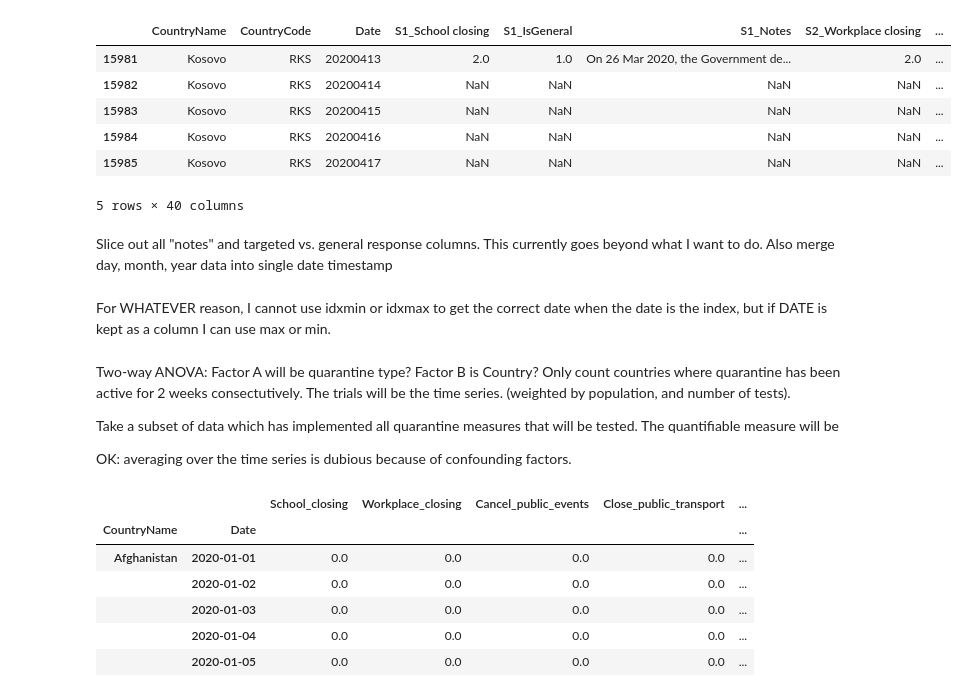
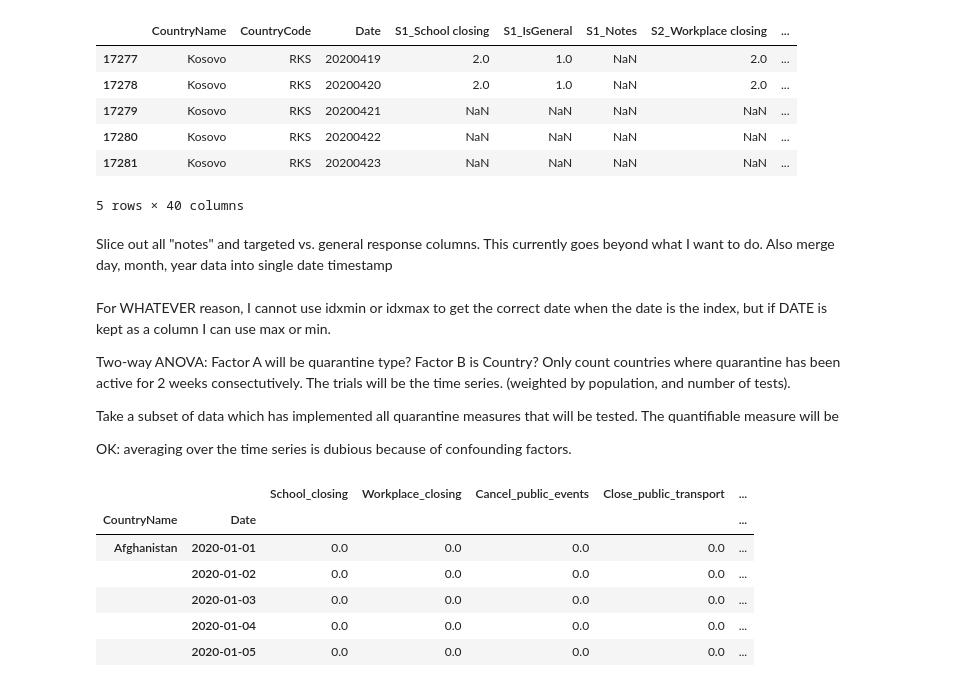
Before and after one commit to mgudorf/datsci, a Jupyter notebook: capstone2/COVID.ipynb, the cells around one changed output. Drawn from its saved outputs; the diff is of its cells as text; code cells hidden in the pictures.

```diff
--- a/capstone2/COVID.ipynb
+++ b/capstone2/COVID.ipynb
@@ -19,13 +64,13 @@ Import the .csv file that contains information on government responses and actio
 # %%
-response_df = pd.read_csv('./OxCGRT_Download_180420_014315_Full.csv')
+response_df = pd.read_csv('./OxCGRT_Download_250420_012832_Full.csv')
 response_df.tail()
 # %% [output]
 |  | CountryName | CountryCode | Date | S1_School closing | S1_IsGeneral | S1_Notes | S2_Workplace closing | ... |
-| 15981 | Kosovo | RKS | 20200413 | 2.0 | 1.0 | On 26 Mar 2020, the Government de... | 2.0 | ... |
-| 15982 | Kosovo | RKS | 20200414 | NaN | NaN | NaN | NaN | ... |
-| 15983 | Kosovo | RKS | 20200415 | NaN | NaN | NaN | NaN | ... |
-| 15984 | Kosovo | RKS | 20200416 | NaN | NaN | NaN | NaN | ... |
-| 15985 | Kosovo | RKS | 20200417 | NaN | NaN | NaN | NaN | ... |
+| 17277 | Kosovo | RKS | 20200419 | 2.0 | 1.0 | NaN | 2.0 | ... |
+| 17278 | Kosovo | RKS | 20200420 | 2.0 | 1.0 | NaN | 2.0 | ... |
+| 17279 | Kosovo | RKS | 20200421 | NaN | NaN | NaN | NaN | ... |
+| 17280 | Kosovo | RKS | 20200422 | NaN | NaN | NaN | NaN | ... |
+| 17281 | Kosovo | RKS | 20200423 | NaN | NaN | NaN | NaN | ... |
 5 rows × 40 columns
 # %% [markdown]
 Slice out all "notes" and targeted vs. general response columns. This currently goes beyond what I want to do. Also
@@ -41,15 +86,15 @@ response_df_edit.loc[:, 'Date'] = pd.to_datetime(response_df_edit.Date, format='
 # %% [markdown]
 For WHATEVER reason, I cannot use idxmin or idxmax to get the correct date when the date is the index, but
 if DATE is kept as a column I can use max or min.
+
+Two-way ANOVA: Factor A will be quarantine type? Factor B is Country? Only count countries where
+quarantine has been active for 2 weeks consectutively. The trials will be the time series. (weighted by population, and number of tests).
+
+Take a subset of data which has implemented all quarantine measures that will be tested.
+The quantifiable measure will be
+
+
+OK: averaging over the time series is dubious because of confounding factors.
-# %% [markdown]
-Two-way ANOVA: Factor A will be quarantine type? Factor B is Country? Only count countries where
-quarantine has been active for 2 weeks consectutively. The trials will be the time series. (weighted by population, and number of tests).
-
-Take a subset of data which has implemented all quarantine measures that will be tested.
-The quantifiable measure will be
-
-
-OK: averaging over the time series is dubious because of confounding factors.
 # %%
 group_by_country = response_df_edit.groupby(by=['CountryName','Date']).sum()
 # %%
```
Also changed, not shown: parts of 118 cells of this notebook.
